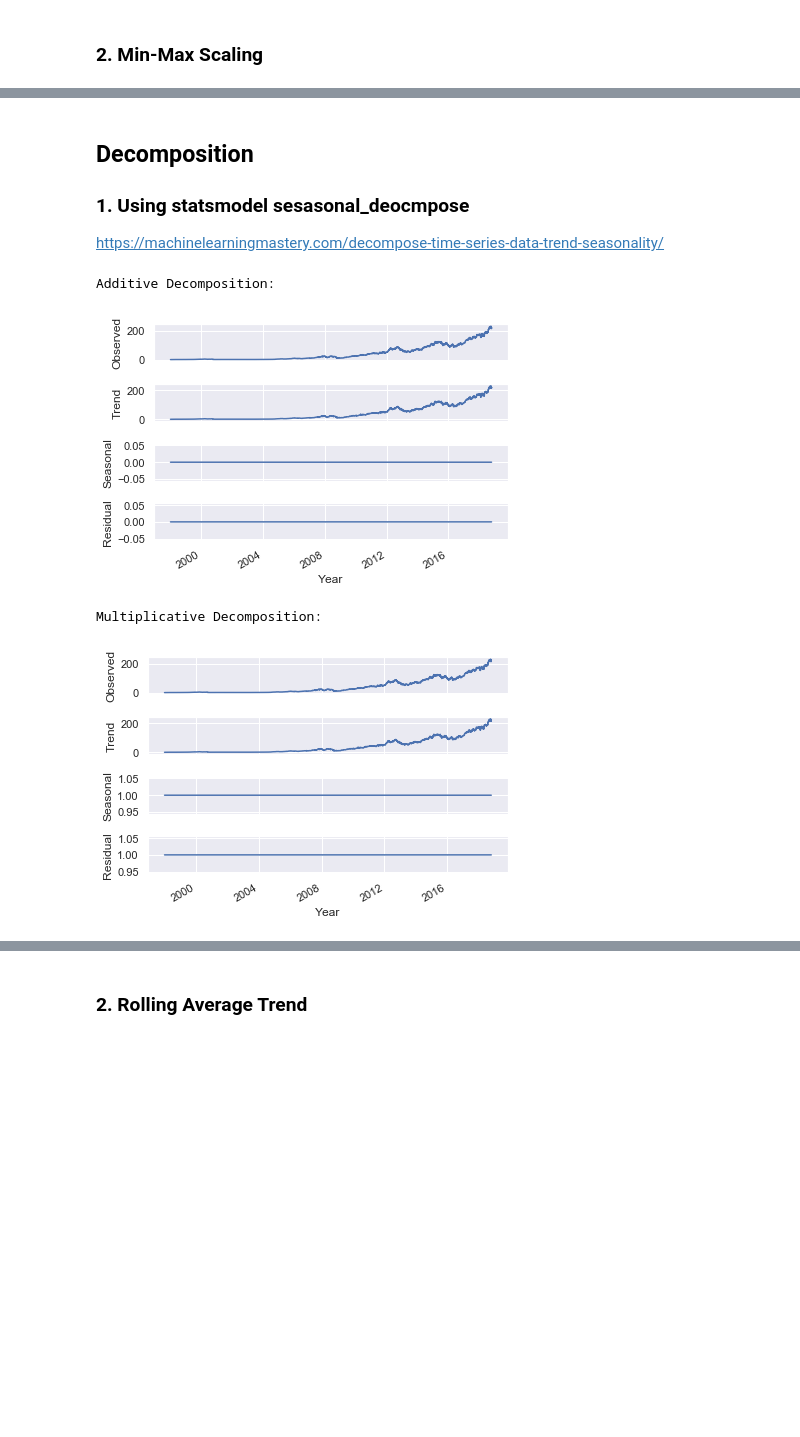
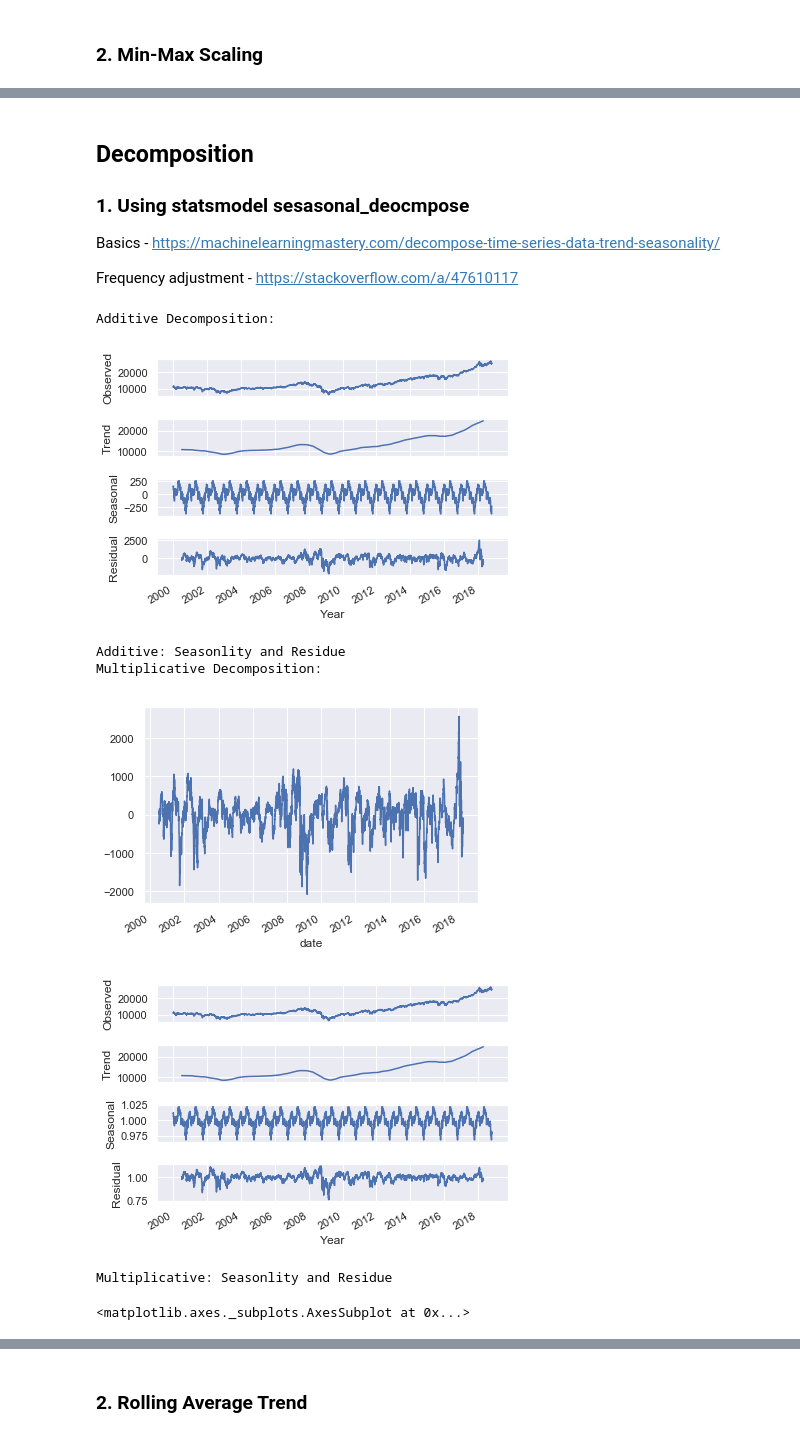
Before and after one commit to Keshav97/Final-Project, a Jupyter notebook: Preprocessing/Preprocessing.ipynb, the cells around one changed output, grey strips where cells are left out. Cells and saved outputs as stored; diff of their text form; code cells hidden in the pictures; blank space fills up the shorter version.

Commit message:
Fixed frequency for statsmodel seasonal_decompose

```diff
--- a/Preprocessing/Preprocessing.ipynb
+++ b/Preprocessing/Preprocessing.ipynb
@@ -25,7 +25,7 @@ def read_file(filepath):
     df.drop(columns=['index'], inplace=True)
     return df
 
-filepath = '../data/alphaVantage/AAPL-full-daily_adjusted.csv'
+filepath = '../data/alphaVantage/DJI-full-daily_adjusted.csv'
 stocks = read_file(filepath)
 print(stocks.info())
 stocks.head()
@@ -166,7 +168,9 @@ max       1.000000
 # %% [markdown]
 ## Decomposition
 ### 1. Using statsmodel sesasonal_deocmpose
-https://machinelearningmastery.com/decompose-time-series-data-trend-seasonality/
+Basics - https://machinelearningmastery.com/decompose-time-series-data-trend-seasonality/
+
+Frequency adjustment - https://stackoverflow.com/a/47610117
 # %%
 df = stocks
 decomposition_param = 'adj_close'
@@ -176,18 +180,29 @@ decomposition_param = 'adj_close'
 # %%
 # Uses statsmodel sesasonal_deocmpose to plot the
 # trend, seasonality and residue of the dataframe
 def series_decomposition(df, param, model):
-    result = seasonal_decompose(df[param], model=model, freq=1)
+    result = seasonal_decompose(df[param], model=model, freq=252)
     result.plot()
-    plt.xlabel('Year');
+    plt.xlabel('Year')
     plt.show()
+    return result
 
 print('Additive Decomposition:')
-series_decomposition(df, decomposition_param, 'additive');
+add_decom = series_decomposition(df, decomposition_param, 'additive')
+print('Additive: Seasonlity and Residue')
+(add_decom.seasonal + add_decom.resid).plot()
+
+
 print('Multiplicative Decomposition:')
-series_decomposition(df, decomposition_param, 'multiplicative');
+mult_decom = series_decomposition(df, decomposition_param, 'multiplicative')
+print('Multiplicative: Seasonlity and Residue')
+(mult_decom.seasonal*mult_decom.resid).plot()
 # %% [output]
 Additive Decomposition:
-[figure, old version]
+[figure, new version]
+Additive: Seasonlity and Residue
 Multiplicative Decomposition:
-[figure, old version]
+[figure, new version]
+[figure, added]
+Multiplicative: Seasonlity and Residue
+<matplotlib.axes._subplots.AxesSubplot at 0x...>
```
Also changed, not shown: parts of 11 cells of this notebook.
